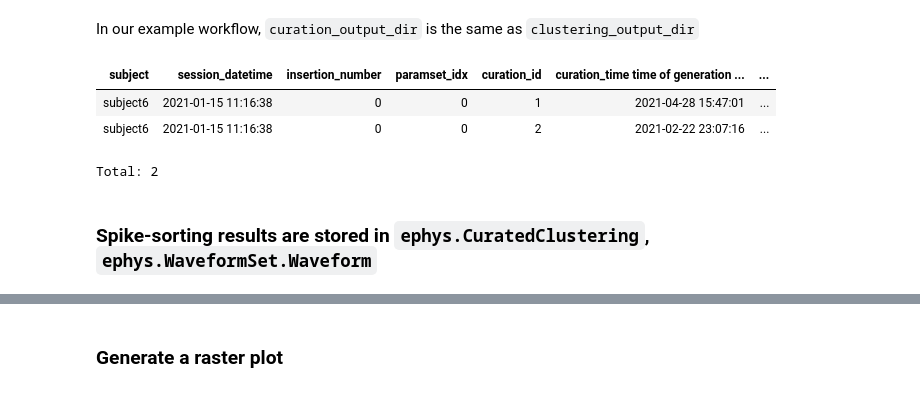
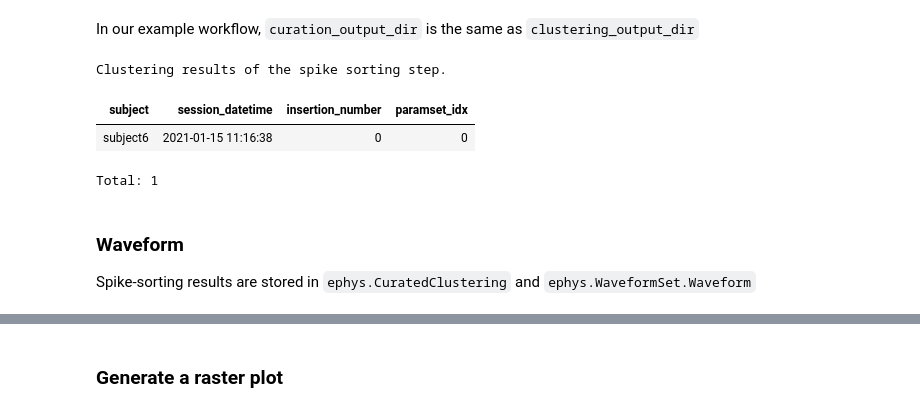
Before and after one commit to datajoint/workflow-array-ephys, a Jupyter notebook: notebooks/05-explore.ipynb, the cells around one changed output, grey strips where cells are left out. Drawn from its saved outputs; the diff is of its cells as text; code cells hidden in the pictures.

```diff
--- a/notebooks/05-explore.ipynb
+++ b/notebooks/05-explore.ipynb
@@ -92,14 +93,16 @@ Total: 1
 # %% [markdown]
 In our example workflow, `curation_output_dir` is the same as `clustering_output_dir`
 # %%
-ephys.Curation * ephys.CuratedClustering & session_key
+ephys.CuratedClustering & session_key
 # %% [output]
+Clustering results of the spike sorting step.
-| subject | session_datetime | insertion_number | paramset_idx | curation_id | curation_time time of generation ... | ... |
-| subject6 | 2021-01-15 11:16:38 | 0 | 0 | 1 | 2021-04-28 15:47:01 | ... |
-| subject6 | 2021-01-15 11:16:38 | 0 | 0 | 2 | 2021-02-22 23:07:16 | ... |
+| subject | session_datetime | insertion_number | paramset_idx |
+| subject6 | 2021-01-15 11:16:38 | 0 | 0 |
-Total: 2
+Total: 1
 # %% [markdown]
-### Spike-sorting results are stored in `ephys.CuratedClustering`,  `ephys.WaveformSet.Waveform`
+### Waveform
+
+Spike-sorting results are stored in `ephys.CuratedClustering` and `ephys.WaveformSet.Waveform`
 # %%
 ephys.CuratedClustering.Unit & session_key
 # %% [output]
```
Also changed, not shown: parts of 14 cells of this notebook, 11 other files.
